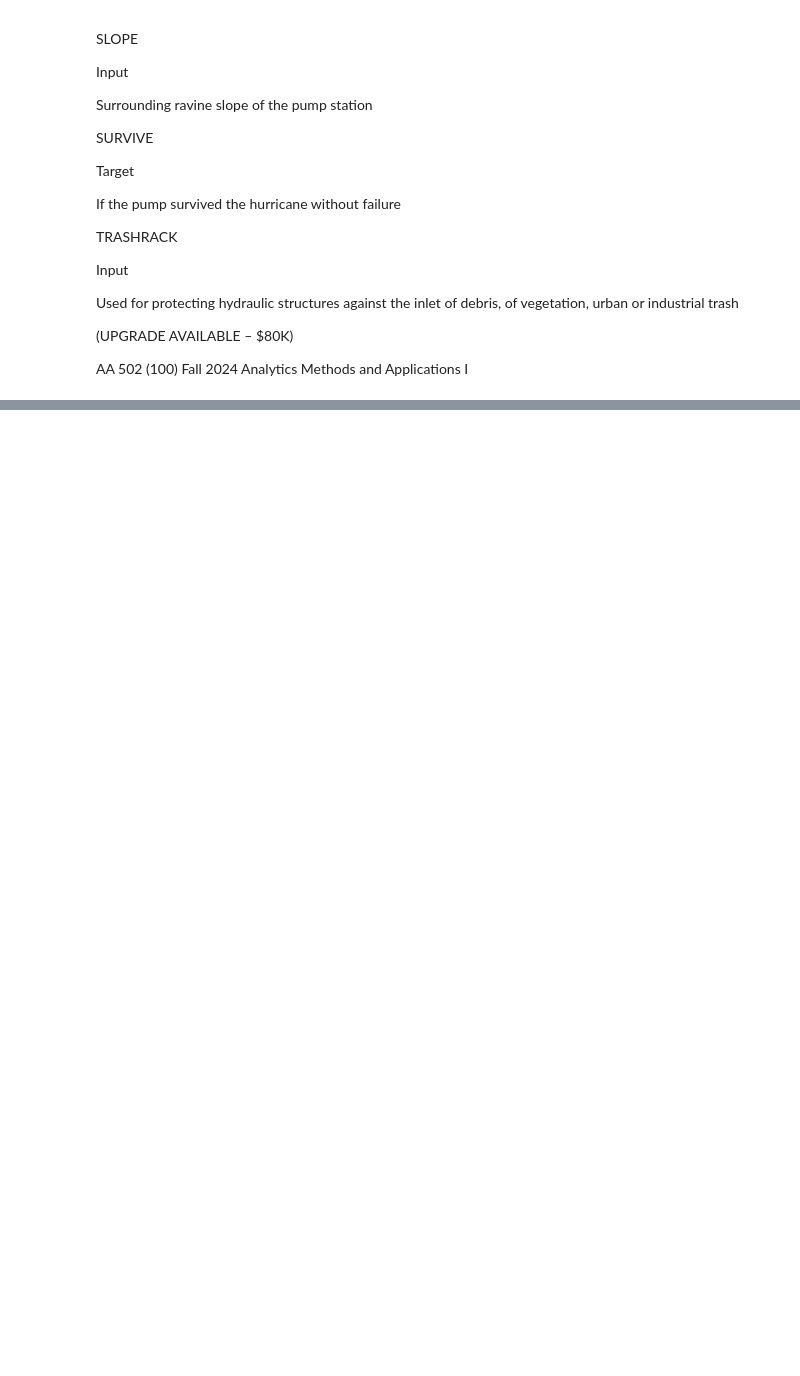
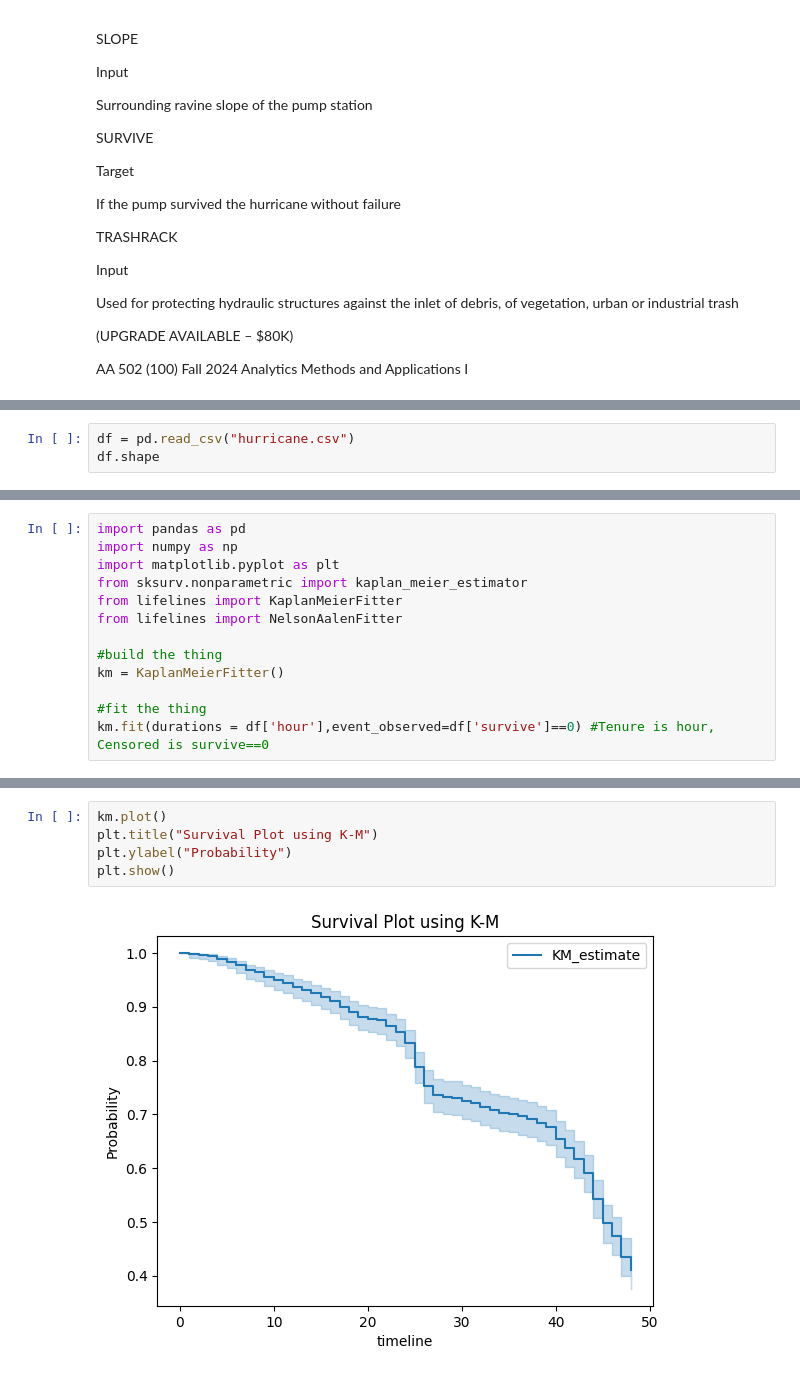
Before and after one commit to fred-lindsey/msa_ml_repo, a Jupyter notebook: survival_hw.ipynb, the cells around one changed output, grey strips where cells are left out. Saved outputs shown, nothing was run; the diff lists cells and outputs as text; blank space fills up the shorter version.

```diff
--- a/survival_hw.ipynb
+++ b/survival_hw.ipynb
@@ -148,0 +151,3 @@ AA 502 (100) Fall 2024 Analytics Methods and Applications I
+# %%
+df = pd.read_csv("hurricane.csv")
+df.shape
@@ -148,0 +213,13 @@ AA 502 (100) Fall 2024 Analytics Methods and Applications I
+# %%
+import pandas as pd
+import numpy as np
+import matplotlib.pyplot as plt
+from sksurv.nonparametric import kaplan_meier_estimator
+from lifelines import KaplanMeierFitter
+from lifelines import NelsonAalenFitter
+
+#build the thing
+km = KaplanMeierFitter()
+
+#fit the thing
+km.fit(durations = df['hour'],event_observed=df['survive']==0) #Tenure is hour, Censored is survive==0
@@ -148,0 +270,7 @@ AA 502 (100) Fall 2024 Analytics Methods and Applications I
+# %%
+km.plot()
+plt.title("Survival Plot using K-M")
+plt.ylabel("Probability")
+plt.show()
+# %% [output]
+[figure, added]
```
Also changed, not shown: parts of 66 cells of this notebook, 13 other files.
